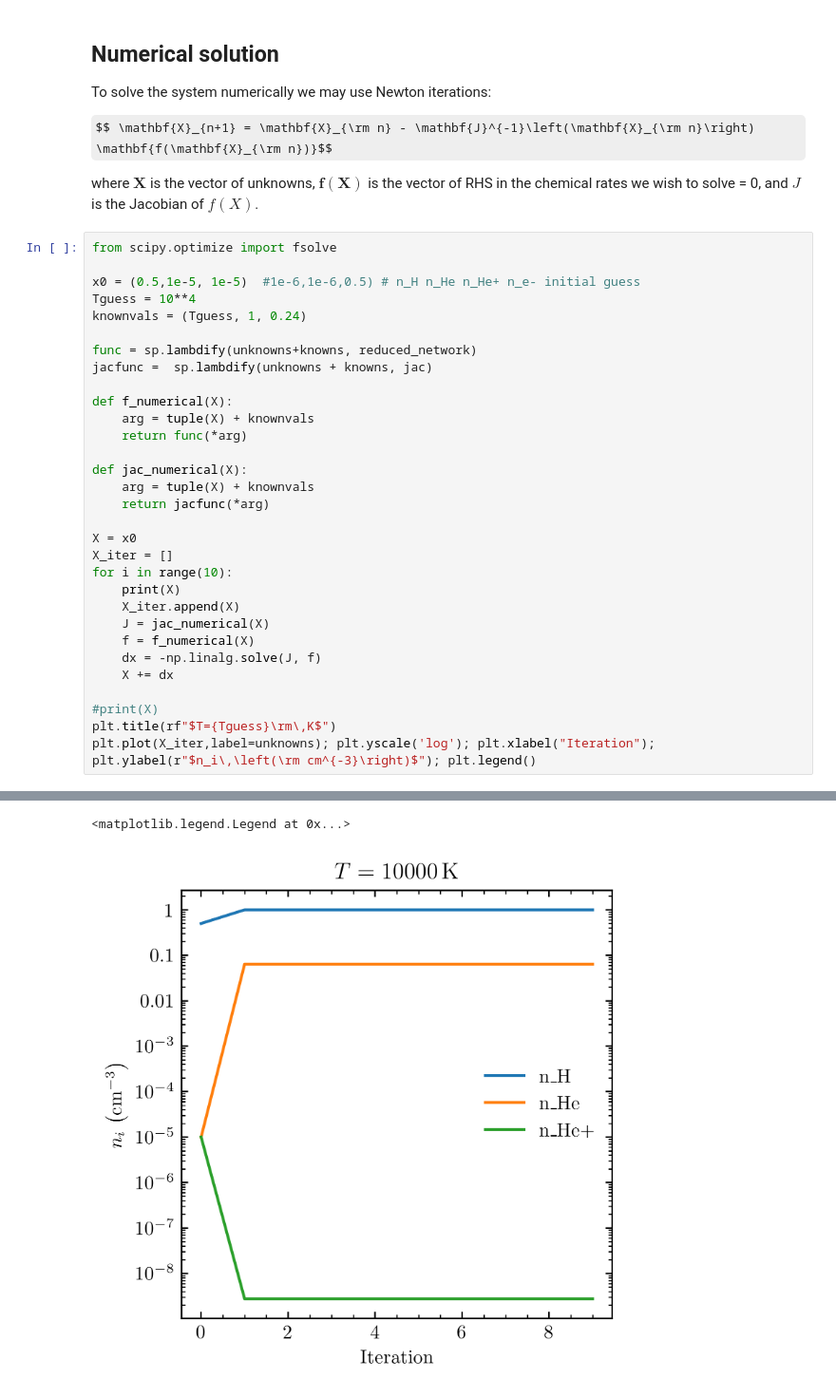
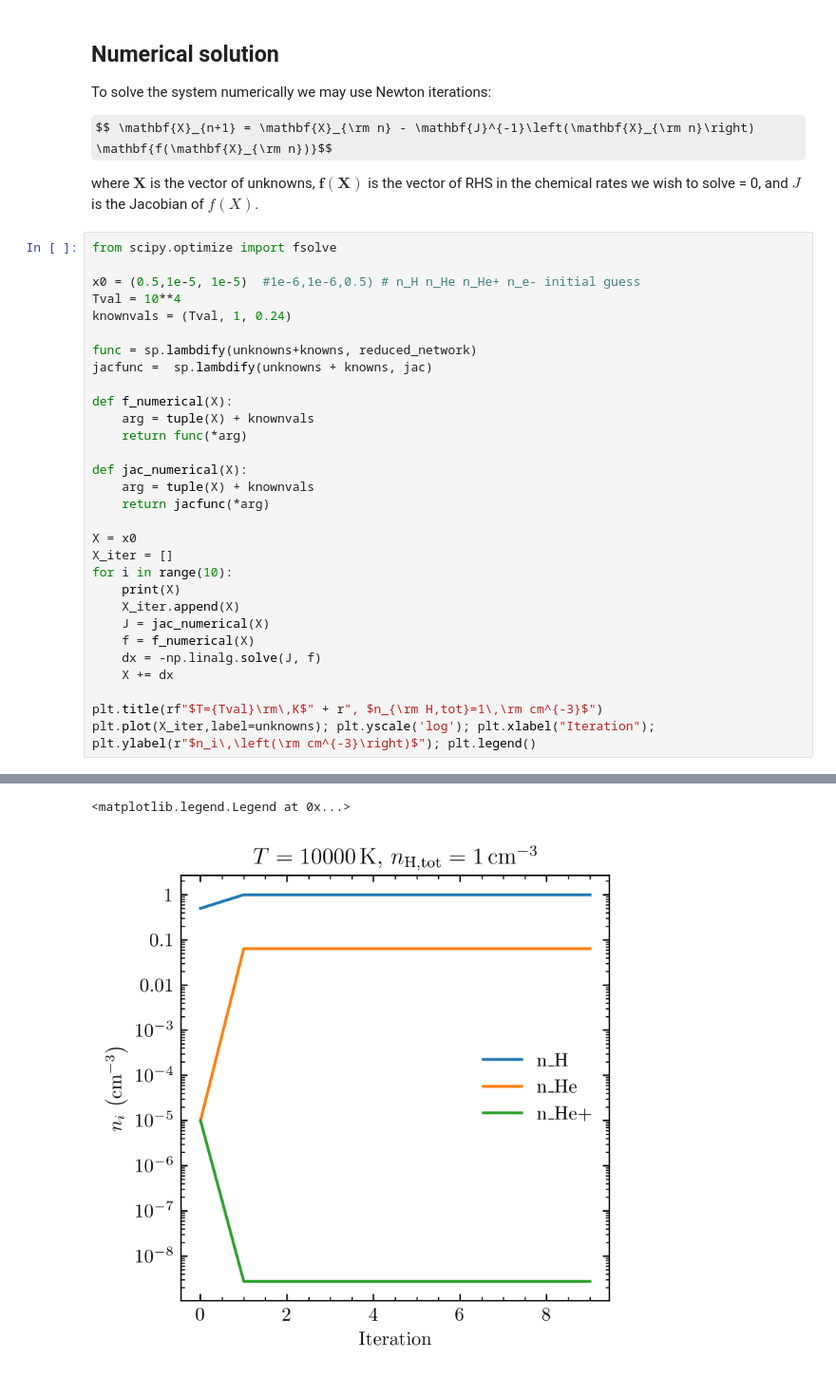
Before and after one commit to mikegrudic/pism, a Jupyter notebook: examples/CIE.ipynb, the cells around one changed output, grey strips where cells are left out. Shown at 95% size. Cells and saved outputs as stored; diff of their text form; some formulas as TeX source.

```diff
--- a/examples/CIE.ipynb
+++ b/examples/CIE.ipynb
@@ -134,8 +134,8 @@ where $\mathbf{X}$ is the vector of unknowns, $\mathbf{f}(\mathbf{X})$ is the ve
 from scipy.optimize import fsolve
 
 x0 = (0.5,1e-5, 1e-5)  #1e-6,1e-6,0.5) # n_H n_He n_He+ n_e- initial guess
-Tguess = 10**4
-knownvals = (Tguess, 1, 0.24)
+Tval = 10**4
+knownvals = (Tval, 1, 0.24)
 
 func = sp.lambdify(unknowns+knowns, reduced_network)
 jacfunc =  sp.lambdify(unknowns + knowns, jac)
@@ -144,33 +144,32 @@ def f_numerical(X):
     arg = tuple(X) + knownvals
     return func(*arg)
 
 def jac_numerical(X):
     arg = tuple(X) + knownvals
     return jacfunc(*arg)
 
 X = x0
 X_iter = []
 for i in range(10):
     print(X)
     X_iter.append(X)
     J = jac_numerical(X)
     f = f_numerical(X)
     dx = -np.linalg.solve(J, f)
     X += dx
 
-#print(X)
-plt.title(rf"$T={Tguess}\rm\,K$")
+plt.title(rf"$T={Tval}\rm\,K$" + r", $n_{\rm H,tot}=1\,\rm cm^{-3}$")
 plt.plot(X_iter,label=unknowns); plt.yscale('log'); plt.xlabel("Iteration"); plt.ylabel(r"$n_i\,\left(\rm cm^{-3}\right)$"); plt.legend()
 # %% [output]
 (0.5, 1e-05, 1e-05)
 [7.49660071e-01 3.19544583e-02 4.99463832e-06]
 [8.74489814e-01 4.79266499e-02 2.49196336e-06]
 [9.36904100e-01 5.59126708e-02 1.24063762e-06]
 [9.68110071e-01 5.99055313e-02 6.14998243e-07]
 [9.83710713e-01 6.19016617e-02 3.02225529e-07]
 [9.91506351e-01 6.28991277e-02 1.45933072e-07]
 [9.95394822e-01 6.33966646e-02 6.79742495e-08]
 [9.97320519e-01 6.36430610e-02 2.93665233e-08]
 [9.98247498e-01 6.37616697e-02 1.07817823e-08]
 <matplotlib.legend.Legend at 0x...>
-[figure, old version]
+[figure, new version]
```
